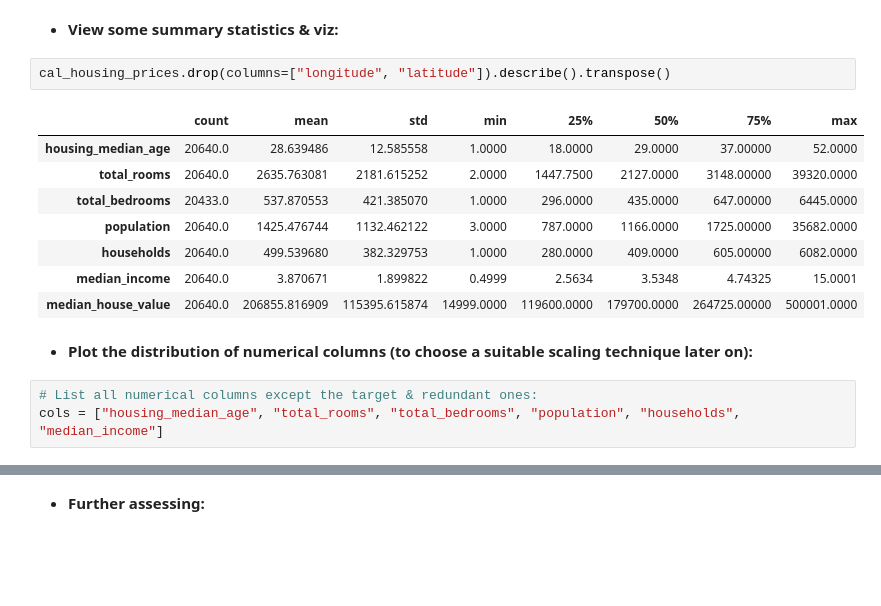
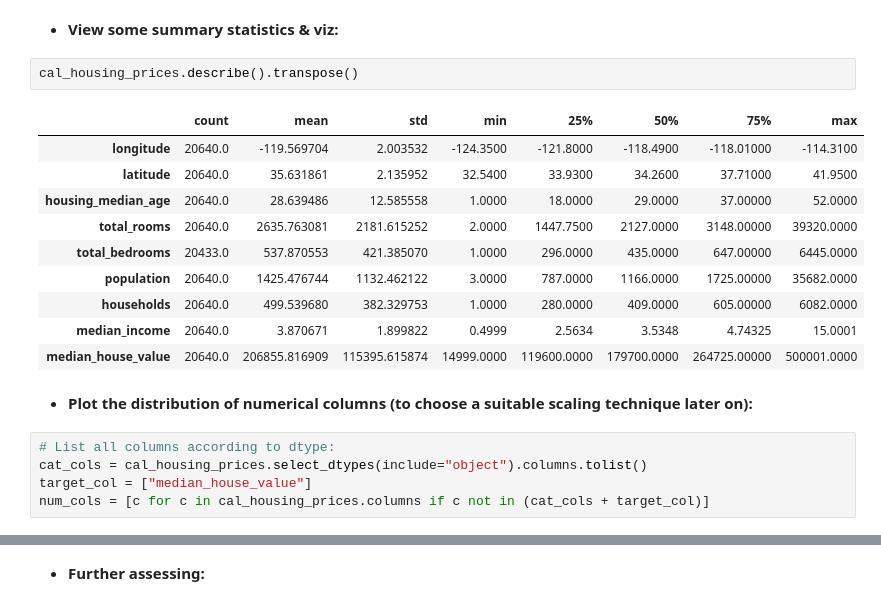
Before and after one commit to mohebmaher/GDSC-Core-Team-Training, a Jupyter notebook: Assignment-05/assignment_05.ipynb, the cells around one changed output, grey strips where cells are left out. Saved outputs shown, nothing was run; the diff lists cells and outputs as text; blank space fills up the shorter version.

```diff
--- a/Assignment-05/assignment_05.ipynb
+++ b/Assignment-05/assignment_05.ipynb
@@ -91,9 +93,11 @@ memory usage: 1.6+ MB
 # %% [markdown]
 - **View some summary statistics & viz:**
 # %%
-cal_housing_prices.drop(columns=["longitude", "latitude"]).describe().transpose()
+cal_housing_prices.describe().transpose()
 # %% [output]
 |  | count | mean | std | min | 25% | 50% | 75% | max |
+| longitude | 20640.0 | -119.569704 | 2.003532 | -124.3500 | -121.8000 | -118.4900 | -118.01000 | -114.3100 |
+| latitude | 20640.0 | 35.631861 | 2.135952 | 32.5400 | 33.9300 | 34.2600 | 37.71000 | 41.9500 |
 | housing_median_age | 20640.0 | 28.639486 | 12.585558 | 1.0000 | 18.0000 | 29.0000 | 37.00000 | 52.0000 |
 | total_rooms | 20640.0 | 2635.763081 | 2181.615252 | 2.0000 | 1447.7500 | 2127.0000 | 3148.00000 | 39320.0000 |
 | total_bedrooms | 20433.0 | 537.870553 | 421.385070 | 1.0000 | 296.0000 | 435.0000 | 647.00000 | 6445.0000 |
@@ -104,6 +108,8 @@ cal_housing_prices.drop(columns=["longitude", "latitude"]).describe().transpose(
 # %% [markdown]
 - **Plot the distribution of numerical columns (to choose a suitable scaling technique later on):**
 # %%
-# List all numerical columns except the target & redundant ones:
-cols = ["housing_median_age", "total_rooms", "total_bedrooms", "population", "households", "median_income"]
+# List all columns according to dtype:
+cat_cols = cal_housing_prices.select_dtypes(include="object").columns.tolist()
+target_col = ["median_house_value"]
+num_cols = [c for c in cal_housing_prices.columns if c not in (cat_cols + target_col)]
 # %%
```
Also changed, not shown: parts of 37 cells of this notebook.
